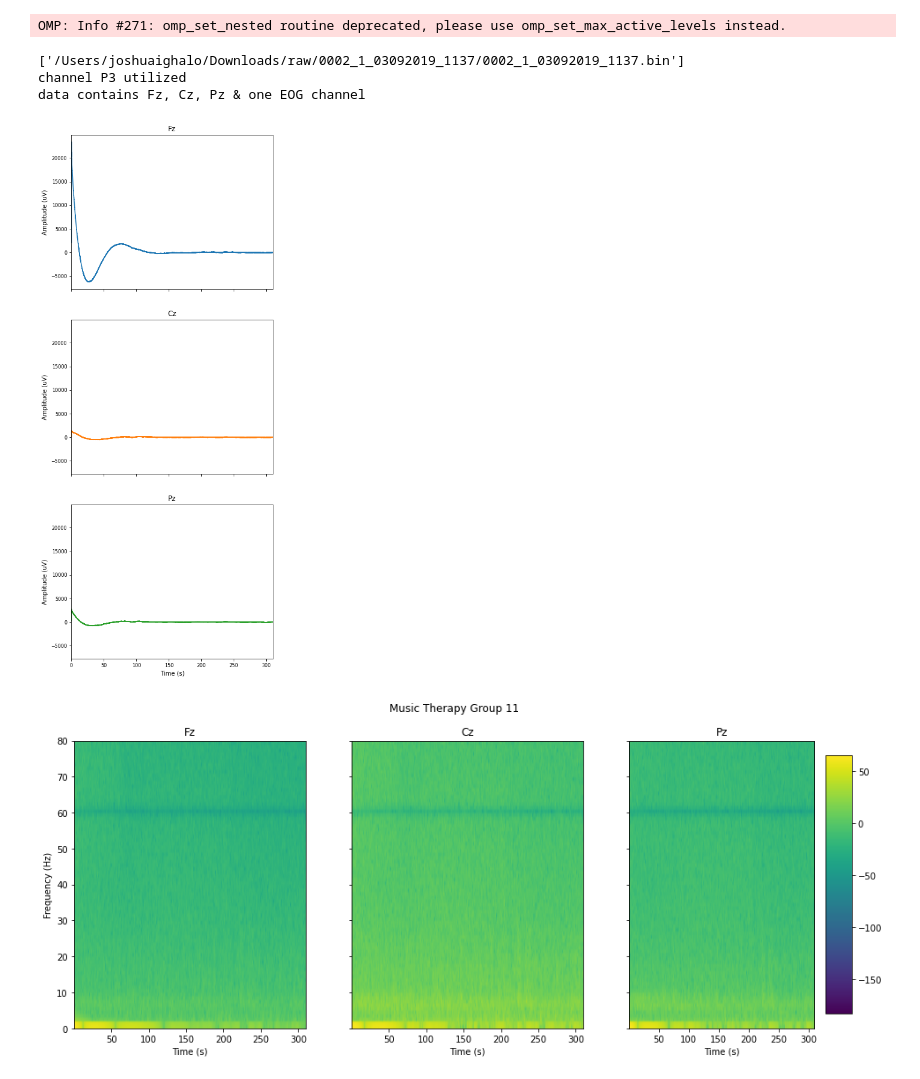
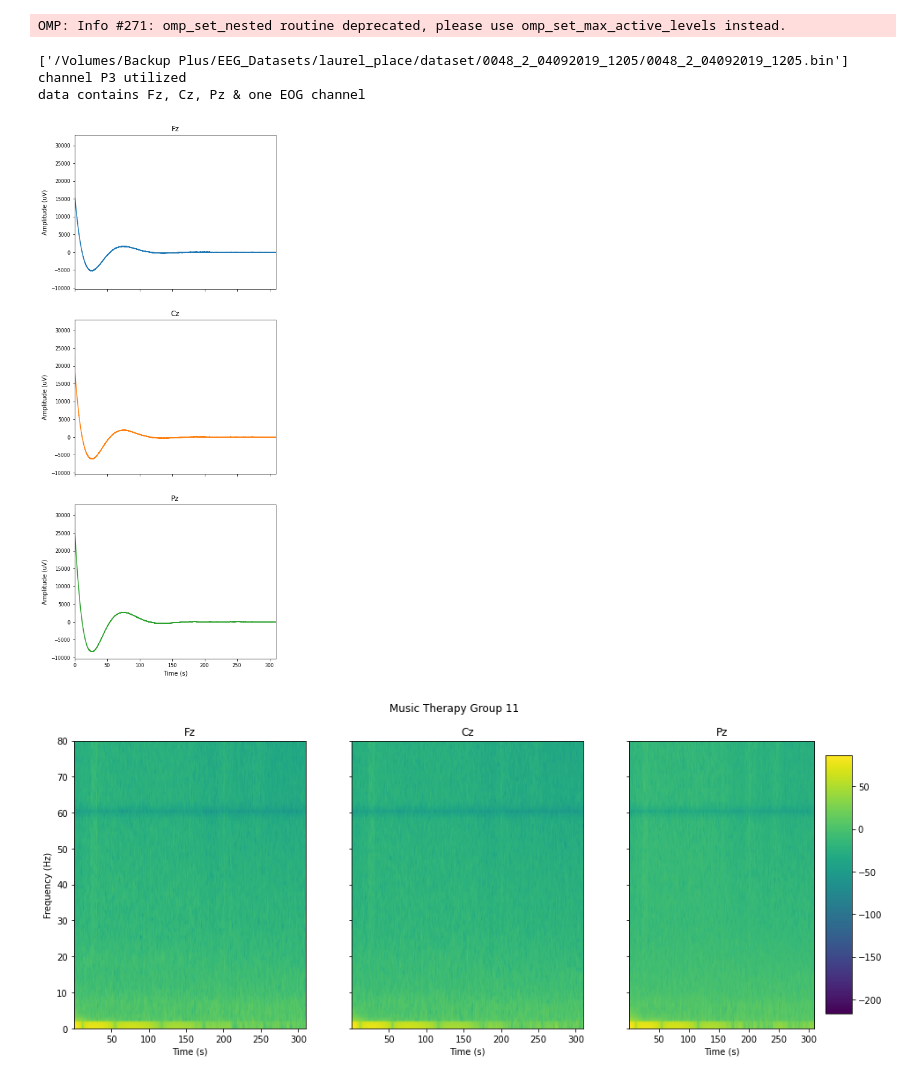
Before and after one commit to iggy96/Dementia-EEG-Analysis, a Jupyter notebook: snr_testing.ipynb, the cells around one changed output. Saved outputs shown, nothing was run; the diff lists cells and outputs as text; code cells hidden in the pictures.

```diff
--- a/snr_testing.ipynb
+++ b/snr_testing.ipynb
@@ -5,31 +5,30 @@ import params as cfg
 # %% [output]
 OMP: Info #271: omp_set_nested routine deprecated, please use omp_set_max_active_levels instead.
 # %%
-#localPath = '/Volumes/Backup Plus/EEG_Datasets/laurel_place/dataset'
-localPath = '/Users/joshuaighalo/Downloads/raw'
-filename = '0002_1_03092019_1137'
+localPath = '/Volumes/Backup Plus/EEG_Datasets/laurel_place/dataset'
+filename = '0048_2_04092019_1205'
 version = 1.0
 
 #version = 1.1
 #filename = '0_1_12072018_1206'
 #localPath = '/Users/joshuaighalo/Downloads/raw'
 
 device = importFile.neurocatch()
 fileObjects = device.init(version,filename,localPath)
 rawEEG = fileObjects[0]
 rawEOG = fileObjects[1]
 rawEEGEOG = fileObjects[2]
 time = fileObjects[3]
 trigOutput = fileObjects[4]
 plots(time,rawEEG,titles=cfg.channelNames,figsize=cfg.figure_size,pltclr=cfg.plot_color)
 spectogramPlot(rawEEG,fs,nfft=cfg.nfft,nOverlap=cfg.noverlap,figsize=(16,6),subTitles=cfg.channelNames,title='Music Therapy Group 11')
 filtering = filters()
 notchFilterOutput = filtering.notch(rawEEG,line,fs)
 plots(time,notchFilterOutput,titles=cfg.channelNames,figsize=cfg.figure_size,pltclr=cfg.plot_color)
 #spectogramPlot(notchFilterOutput,fs,nfft=cfg.nfft,nOverlap=cfg.noverlap,figsize=(16,6),subTitles=cfg.channelNames,title='Music Therapy Group 11')
 # %% [output]
-['/Users/joshuaighalo/Downloads/raw/0002_1_03092019_1137/0002_1_03092019_1137.bin']
+['/Volumes/Backup Plus/EEG_Datasets/laurel_place/dataset/0048_2_04092019_1205/0048_2_04092019_1205.bin']
 channel P3 utilized
 data contains Fz, Cz, Pz & one EOG channel
-[figure, old version]
+[figure, new version]
-[figure, old version]
+[figure, new version]
```
Also changed, not shown: parts of 5 cells of this notebook.
